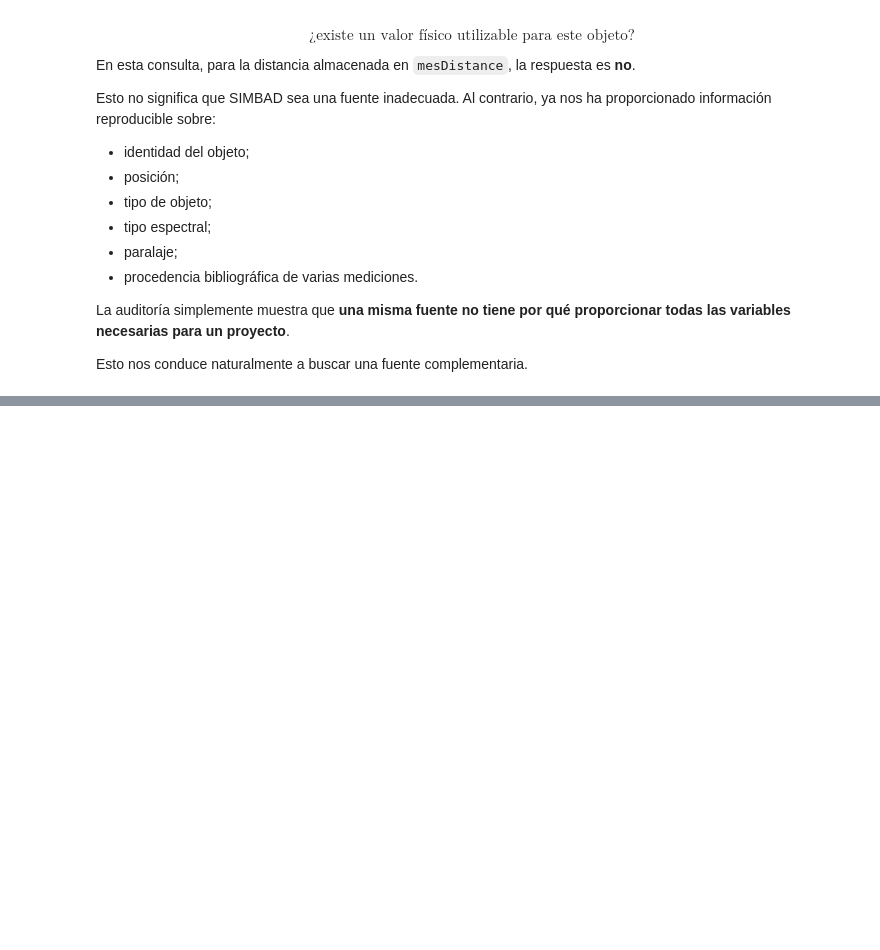
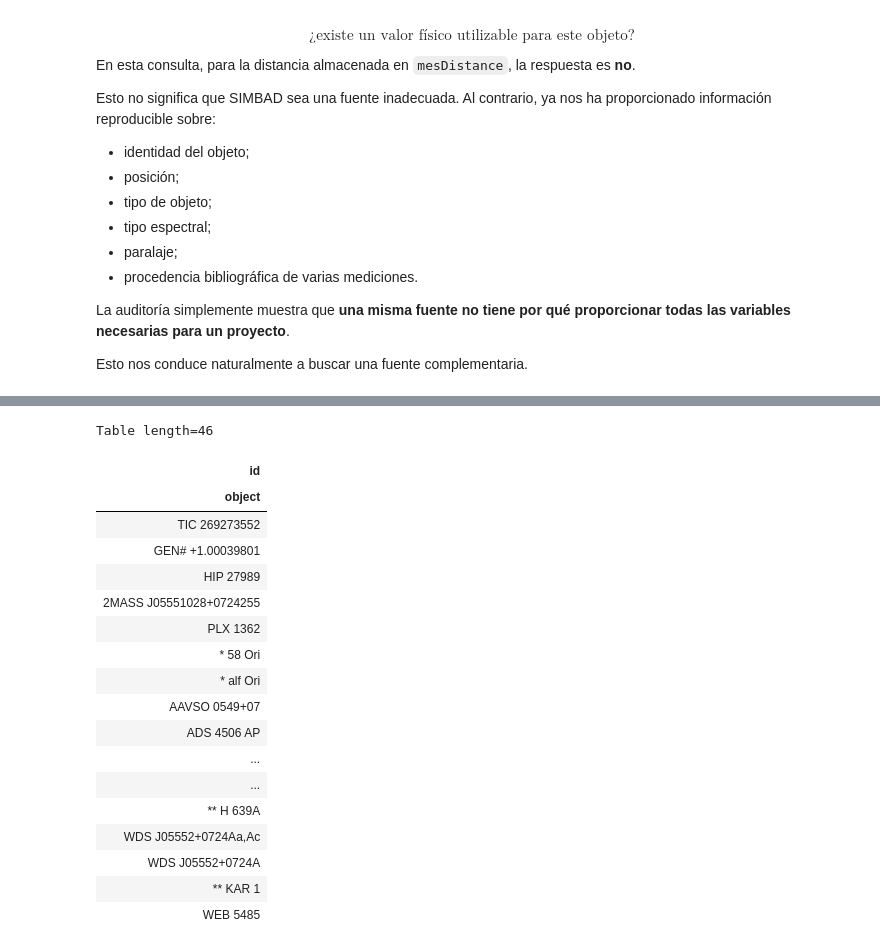
Before and after one commit to Kietth/ACUS220-AstroWave, a Jupyter notebook: 01_exploracion_datos_astronomicos.ipynb, the cells around one changed output, grey strips where cells are left out. Cells and saved outputs as stored; diff of their text form; code cells hidden in the pictures; blank space fills up the shorter version.

```diff
--- a/01_exploracion_datos_astronomicos.ipynb
+++ b/01_exploracion_datos_astronomicos.ipynb
@@ -895,0 +1015,24 @@ $$
+# %%
+betelgeuse_ids = Simbad.query_objectids("Betelgeuse")
+
+betelgeuse_ids
+# %% [output]
+Table length=46
+| id |
+| object |
+| TIC 269273552 |
+| GEN# +1.00039801 |
+| HIP 27989 |
+| 2MASS J05551028+0724255 |
+| PLX 1362 |
+| * 58 Ori |
+| * alf Ori |
+| AAVSO 0549+07 |
+| ADS 4506 AP |
+| ... |
+| ... |
+| ** H 639A |
+| WDS J05552+0724Aa,Ac |
+| WDS J05552+0724A |
+| ** KAR 1 |
+| WEB 5485 |
```
Also changed, not shown: parts of 24 cells of this notebook.
